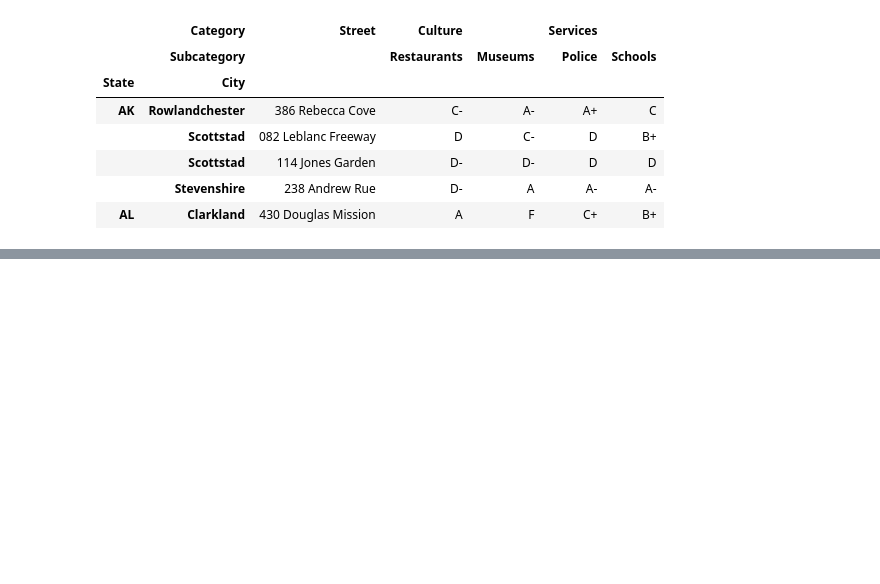
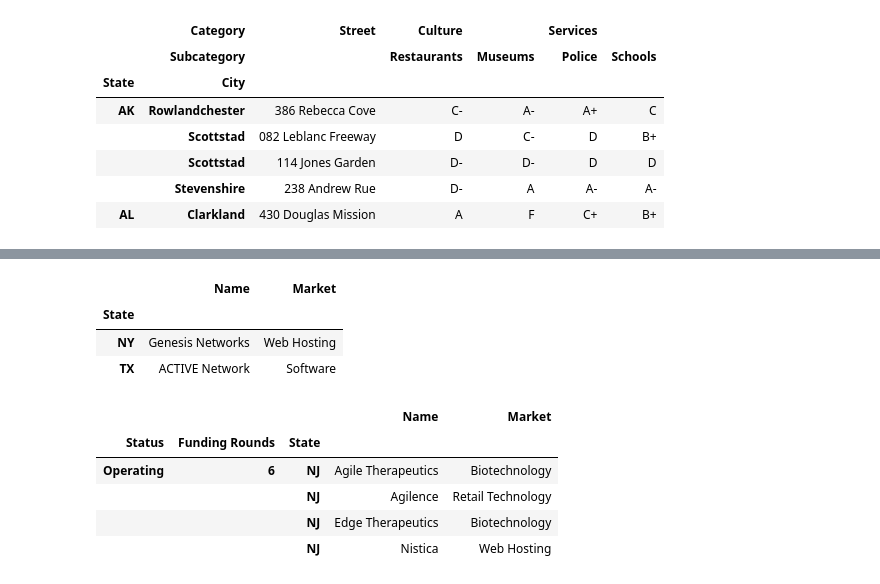
Before and after one commit to paskhaver/pandas-in-action, a Jupyter notebook: chapter_07_multiindex_dataFrames/chapter_07_multiindex_dataframes.ipynb, the cells around one changed output, grey strips where cells are left out. Saved outputs shown, nothing was run; the diff lists cells and outputs as text; code cells hidden in the pictures; blank space fills up the shorter version.

```diff
--- a/chapter_07_multiindex_dataFrames/chapter_07_multiindex_dataframes.ipynb
+++ b/chapter_07_multiindex_dataFrames/chapter_07_multiindex_dataframes.ipynb
@@ -846,0 +899,16 @@ neighborhoods.set_index(keys = ["State", "City"]).head()
+# %%
+investments.loc[("Acquired", 10)]
+# %% [output]
+|  | Name | Market |
+| State |  |  |
+| NY | Genesis Networks | Web Hosting |
+| TX | ACTIVE Network | Software |
+# %%
+investments.loc[("Operating", 6, "NJ")]
+# %% [output]
+|  |  |  | Name | Market |
+| Status | Funding Rounds | State |  |  |
+| Operating | 6 | NJ | Agile Therapeutics | Biotechnology |
+|  |  | NJ | Agilence | Retail Technology |
+|  |  | NJ | Edge Therapeutics | Biotechnology |
+|  |  | NJ | Nistica | Web Hosting |
```
Also changed, not shown: parts of 13 cells of this notebook, 1 other file.
